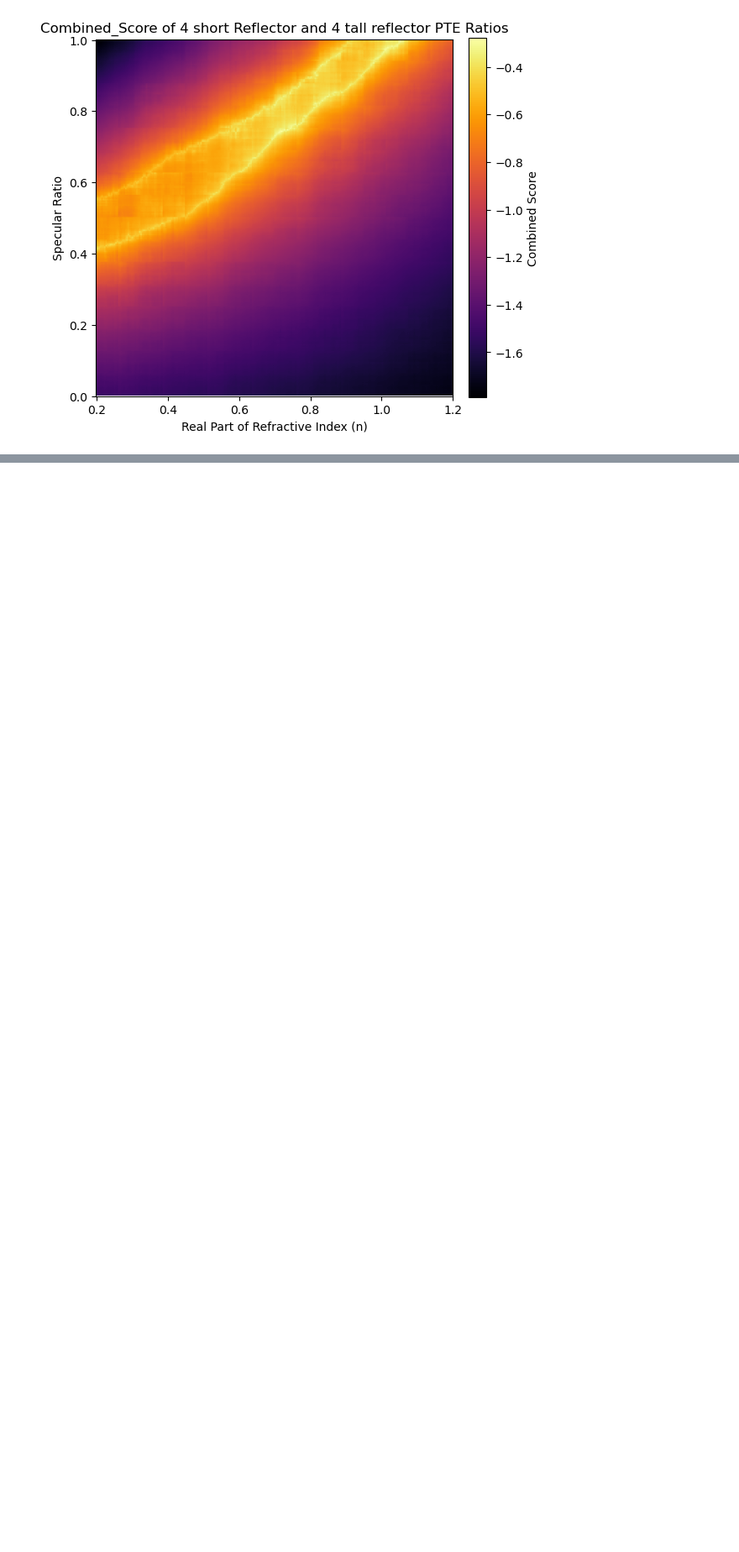
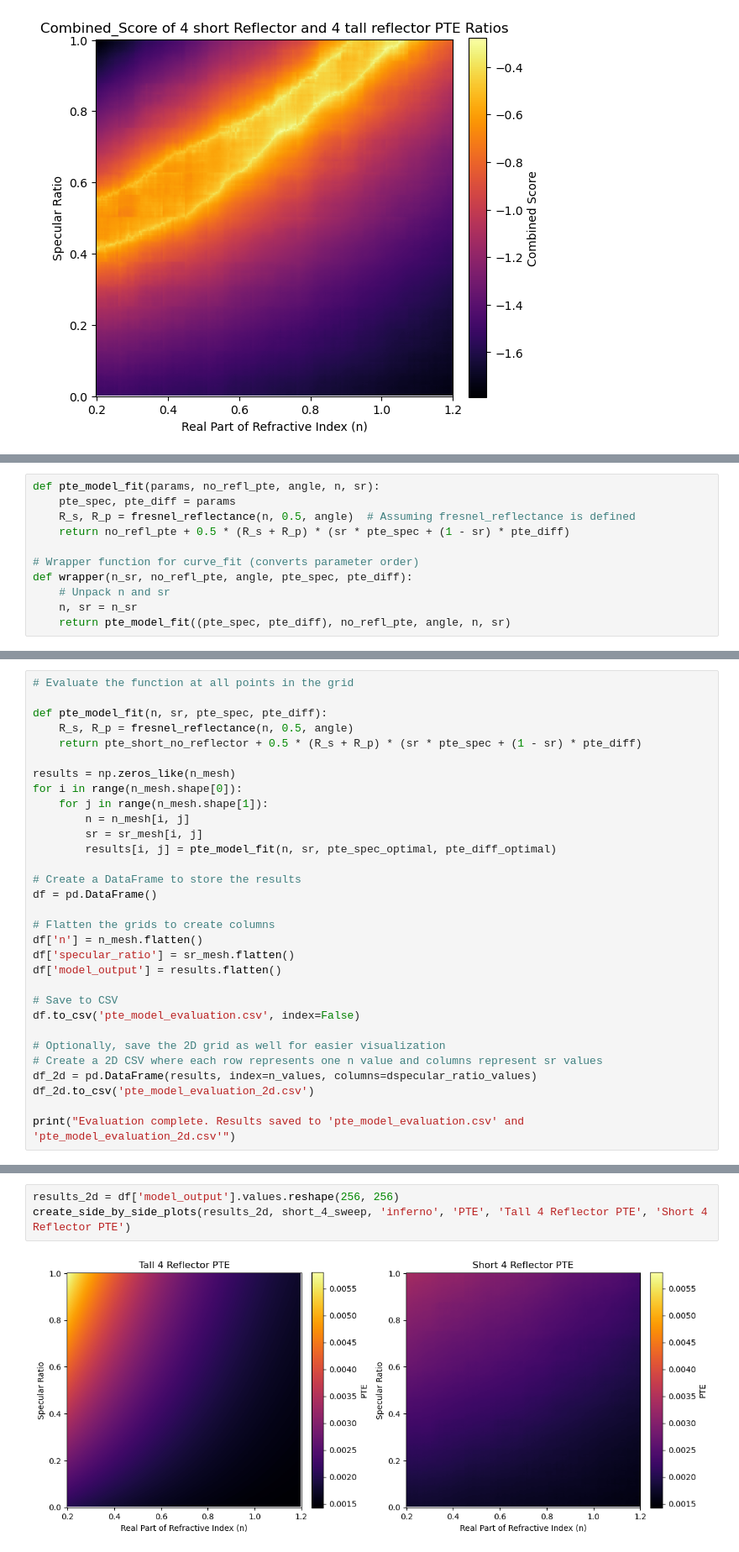
Before and after one commit to Pocar-Lab/Chroma-Scripts, a Jupyter notebook: analysis/SubtractingRunsPart2/plots.ipynb, the cells around one changed output, grey strips where cells are left out. Shown at 84% size. Cells and saved outputs as stored; diff of their text form; blank space fills up the shorter version.

```diff
--- a/analysis/SubtractingRunsPart2/plots.ipynb
+++ b/analysis/SubtractingRunsPart2/plots.ipynb
@@ -170,0 +250,11 @@ plt.show()
+# %%
+def pte_model_fit(params, no_refl_pte, angle, n, sr):
+    pte_spec, pte_diff = params
+    R_s, R_p = fresnel_reflectance(n, 0.5, angle)  # Assuming fresnel_reflectance is defined
+    return no_refl_pte + 0.5 * (R_s + R_p) * (sr * pte_spec + (1 - sr) * pte_diff)
+
+# Wrapper function for curve_fit (converts parameter order)
+def wrapper(n_sr, no_refl_pte, angle, pte_spec, pte_diff):
+    # Unpack n and sr
+    n, sr = n_sr
+    return pte_model_fit((pte_spec, pte_diff), no_refl_pte, angle, n, sr)
@@ -170,0 +301,31 @@ plt.show()
+# %%
+# Evaluate the function at all points in the grid
+
+def pte_model_fit(n, sr, pte_spec, pte_diff):
+    R_s, R_p = fresnel_reflectance(n, 0.5, angle)
+    return pte_short_no_reflector + 0.5 * (R_s + R_p) * (sr * pte_spec + (1 - sr) * pte_diff)
+
+results = np.zeros_like(n_mesh)
+for i in range(n_mesh.shape[0]):
+    for j in range(n_mesh.shape[1]):
+        n = n_mesh[i, j]
+        sr = sr_mesh[i, j]
+        results[i, j] = pte_model_fit(n, sr, pte_spec_optimal, pte_diff_optimal)
+
+# Create a DataFrame to store the results
+df = pd.DataFrame()
+
+# Flatten the grids to create columns
+df['n'] = n_mesh.flatten()
+df['specular_ratio'] = sr_mesh.flatten()
+df['model_output'] = results.flatten()
+
+# Save to CSV
+df.to_csv('pte_model_evaluation.csv', index=False)
+
+# Optionally, save the 2D grid as well for easier visualization
+# Create a 2D CSV where each row represents one n value and columns represent sr values
+df_2d = pd.DataFrame(results, index=n_values, columns=dspecular_ratio_values)
+df_2d.to_csv('pte_model_evaluation_2d.csv')
+
+print("Evaluation complete. Results saved to 'pte_model_evaluation.csv' and 'pte_model_evaluation_2d.csv'")
@@ -170,0 +334,5 @@ plt.show()
+# %%
+results_2d = df['model_output'].values.reshape(256, 256)
+create_side_by_side_plots(results_2d, short_4_sweep, 'inferno', 'PTE', 'Tall 4 Reflector PTE', 'Short 4 Reflector PTE')
+# %% [output]
+[figure, added]
```
Also changed, not shown: parts of 6 cells of this notebook, 46 other files.
